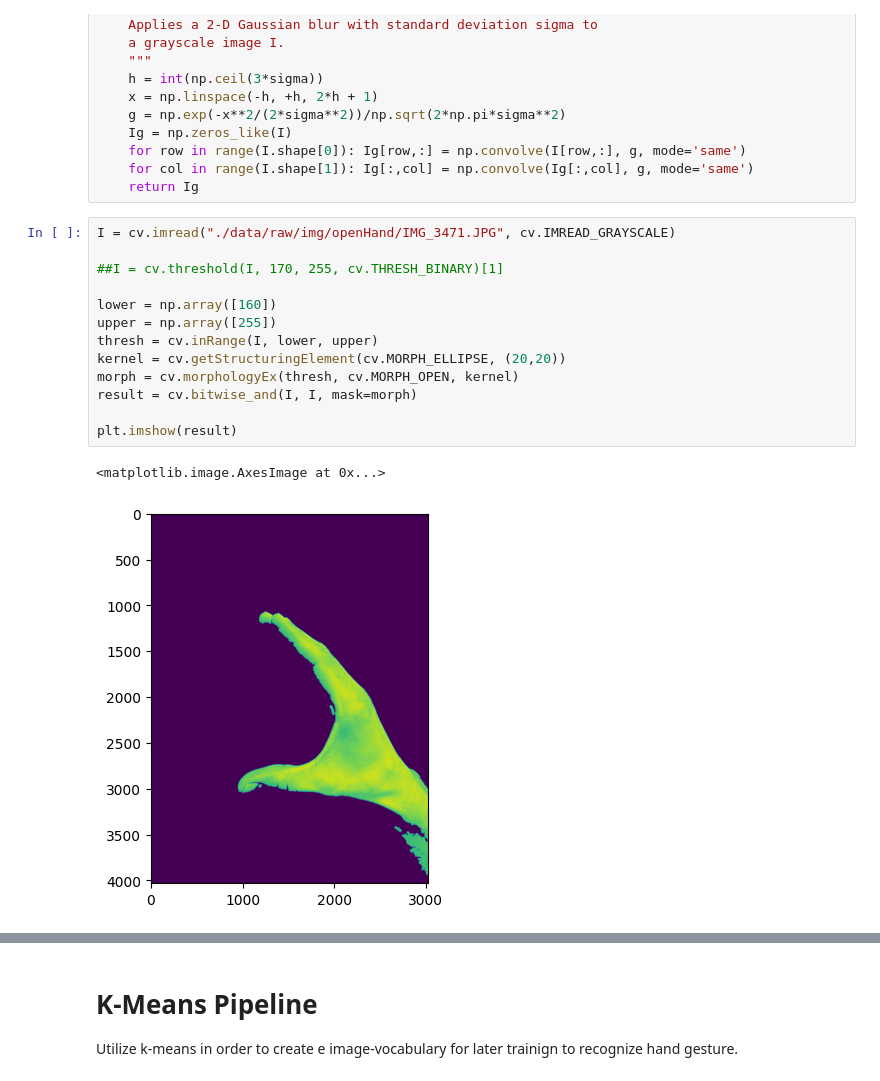
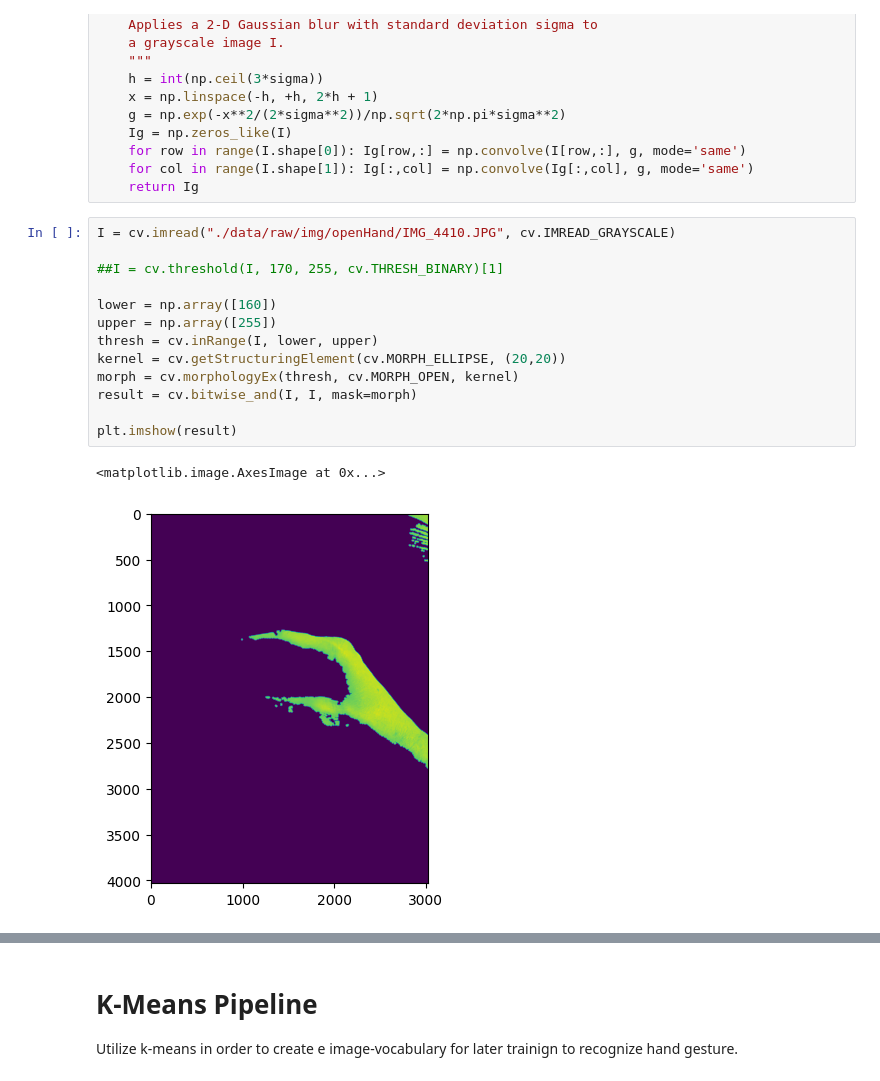
Before and after one commit to eirivarn/ComputerVisionInverseKinematics, a Jupyter notebook: GestureRecognition.ipynb, the cells around one changed output, grey strips where cells are left out. Drawn from its saved outputs; the diff is of its cells as text.

```diff
--- a/GestureRecognition.ipynb
+++ b/GestureRecognition.ipynb
@@ -22,21 +22,21 @@ def gaussian(I, sigma):
     for col in range(I.shape[1]): Ig[:,col] = np.convolve(Ig[:,col], g, mode='same')
     return Ig
 # %%
-I = cv.imread("./data/raw/img/openHand/IMG_3471.JPG", cv.IMREAD_GRAYSCALE)
+I = cv.imread("./data/raw/img/openHand/IMG_4410.JPG", cv.IMREAD_GRAYSCALE)
 
 ##I = cv.threshold(I, 170, 255, cv.THRESH_BINARY)[1]
 
 lower = np.array([160])
 upper = np.array([255])
 thresh = cv.inRange(I, lower, upper)
 kernel = cv.getStructuringElement(cv.MORPH_ELLIPSE, (20,20))
 morph = cv.morphologyEx(thresh, cv.MORPH_OPEN, kernel)
 result = cv.bitwise_and(I, I, mask=morph)
 
 plt.imshow(result)
 # %% [output]
 <matplotlib.image.AxesImage at 0x...>
-[figure, old version]
+[figure, new version]
 # %%
 import os
 import matplotlib.pyplot as plt
```
Also changed, not shown: parts of 20 cells of this notebook, 3 other files.
